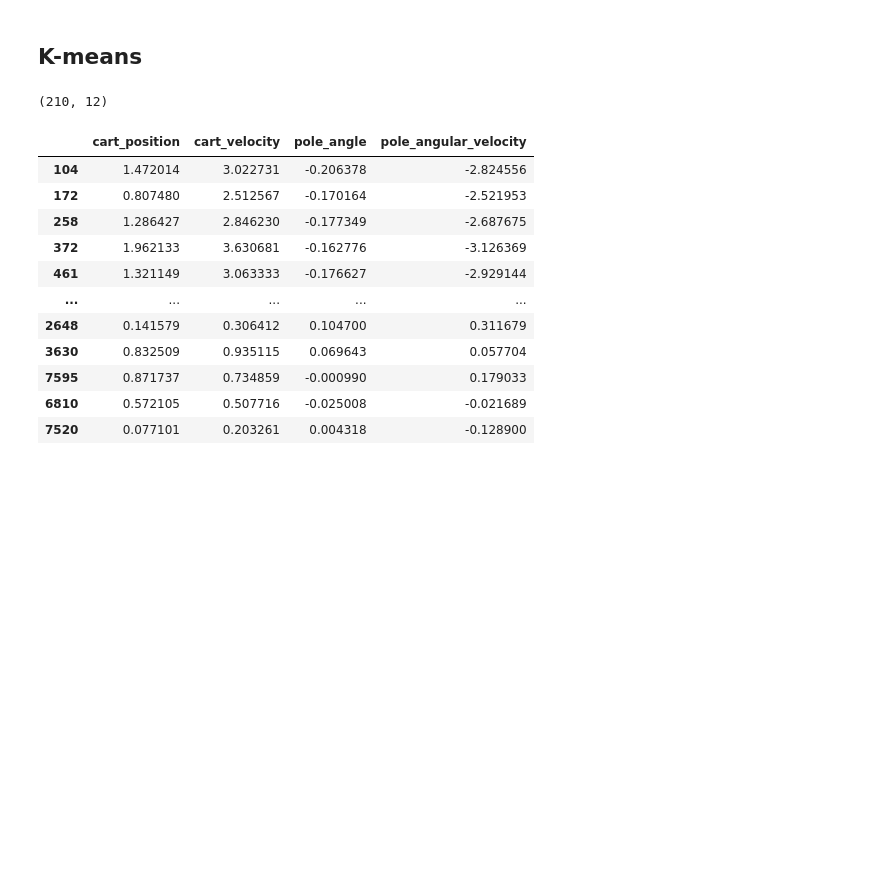
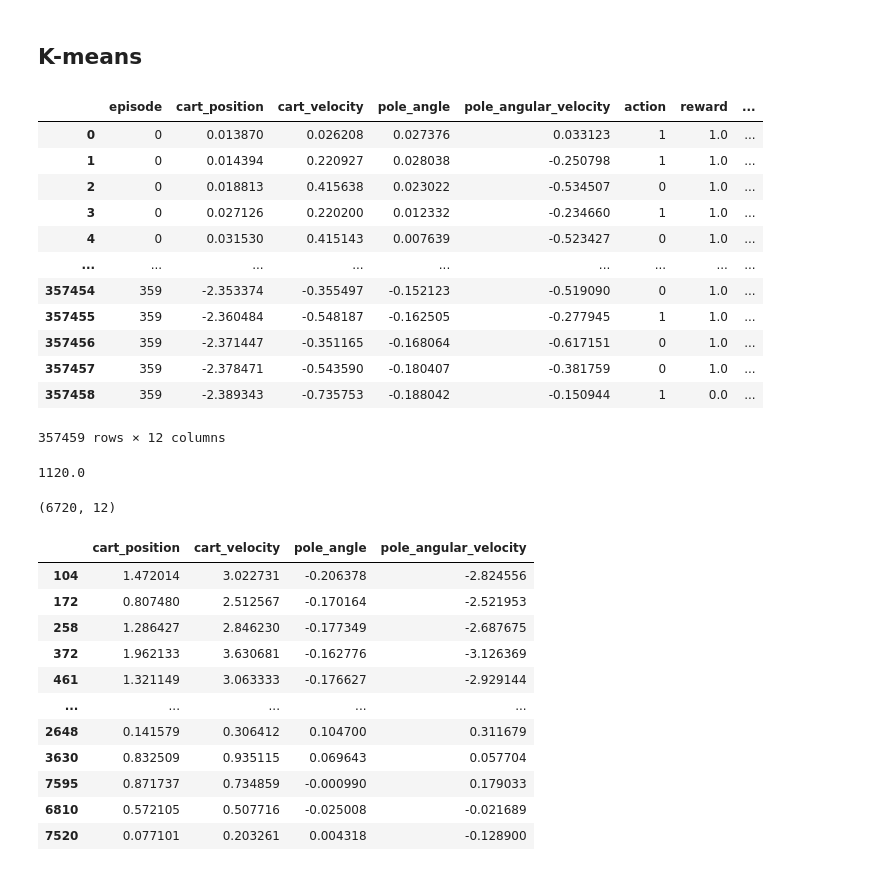
Before and after one commit to ChenFengTsai/BayesianNetwork_Cartpole_with_RL, a Jupyter notebook: bn/bn_learn.ipynb, the cells around one changed output. Drawn from its saved outputs; the diff is of its cells as text; code cells hidden in the pictures; blank space fills up the shorter version.

Commit message:
with memory/

```diff
--- a/bn/bn_learn.ipynb
+++ b/bn/bn_learn.ipynb
@@ -16,5 +16,24 @@ from dagma.nonlinear import DagmaMLP, DagmaNonlinear
 # %% [markdown]
 ## K-means
 # %%
-ori_data = pd.read_csv('../ddqn/organized_training_memory4.csv')
-zero_rew = ori_data[ori_data['reward'] == 0]
+ori_data = pd.read_csv('../Model_memory/memory.csv')
+ori_data
+# %% [output]
+|  | episode | cart_position | cart_velocity | pole_angle | pole_angular_velocity | action | reward | ... |
+| 0 | 0 | 0.013870 | 0.026208 | 0.027376 | 0.033123 | 1 | 1.0 | ... |
+| 1 | 0 | 0.014394 | 0.220927 | 0.028038 | -0.250798 | 1 | 1.0 | ... |
+| 2 | 0 | 0.018813 | 0.415638 | 0.023022 | -0.534507 | 0 | 1.0 | ... |
+| 3 | 0 | 0.027126 | 0.220200 | 0.012332 | -0.234660 | 1 | 1.0 | ... |
+| 4 | 0 | 0.031530 | 0.415143 | 0.007639 | -0.523427 | 0 | 1.0 | ... |
+| ... | ... | ... | ... | ... | ... | ... | ... | ... |
+| 357454 | 359 | -2.353374 | -0.355497 | -0.152123 | -0.519090 | 0 | 1.0 | ... |
+| 357455 | 359 | -2.360484 | -0.548187 | -0.162505 | -0.277945 | 1 | 1.0 | ... |
+| 357456 | 359 | -2.371447 | -0.351165 | -0.168064 | -0.617151 | 0 | 1.0 | ... |
+| 357457 | 359 | -2.378471 | -0.543590 | -0.180407 | -0.381759 | 0 | 1.0 | ... |
+| 357458 | 359 | -2.389343 | -0.735753 | -0.188042 | -0.150944 | 1 | 0.0 | ... |
+357459 rows × 12 columns
+# %%
+# how many reward = 0
+len(ori_data['reward'])-sum(ori_data['reward'])
+# %% [output]
+1120.0
@@ -21,9 +42,9 @@ zero_rew = ori_data[ori_data['reward'] == 0]
 # %%
-one_rew = ori_data[ori_data['reward'] == 1].sample(140)
+one_rew = ori_data[ori_data['reward'] == 1].sample(1120*5)
 ori_data = pd.concat([zero_rew, one_rew])
 ori_data.shape
 # %% [output]
-(210, 12)
+(6720, 12)
 # %%
 data = ori_data[['cart_position', 'cart_velocity', 'pole_angle', 'pole_angular_velocity']]
 data
```
Also changed, not shown: parts of 1 cell of this notebook, 11 other files.
